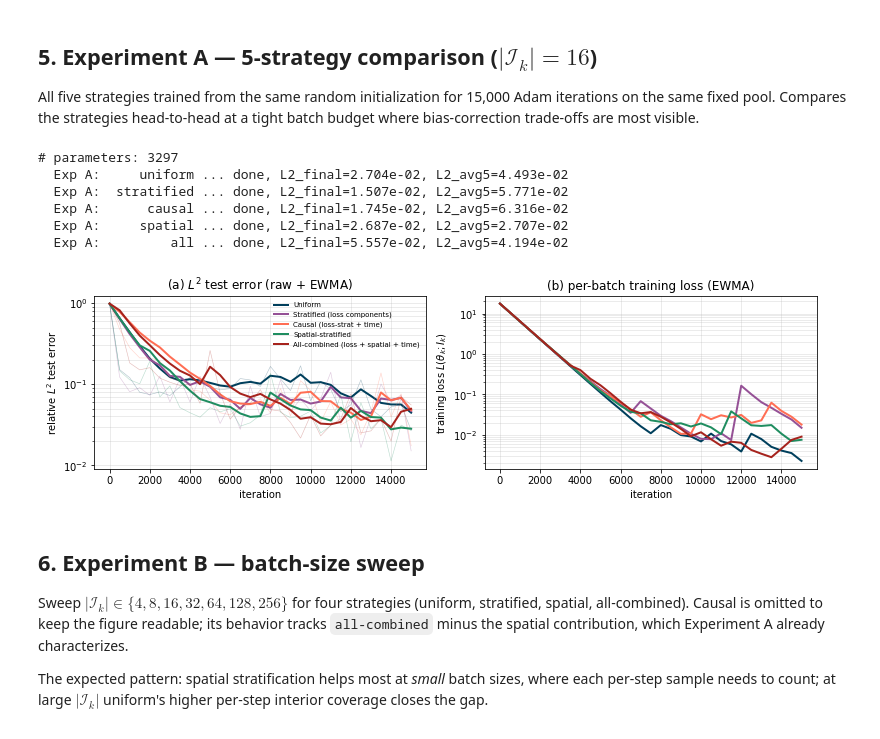
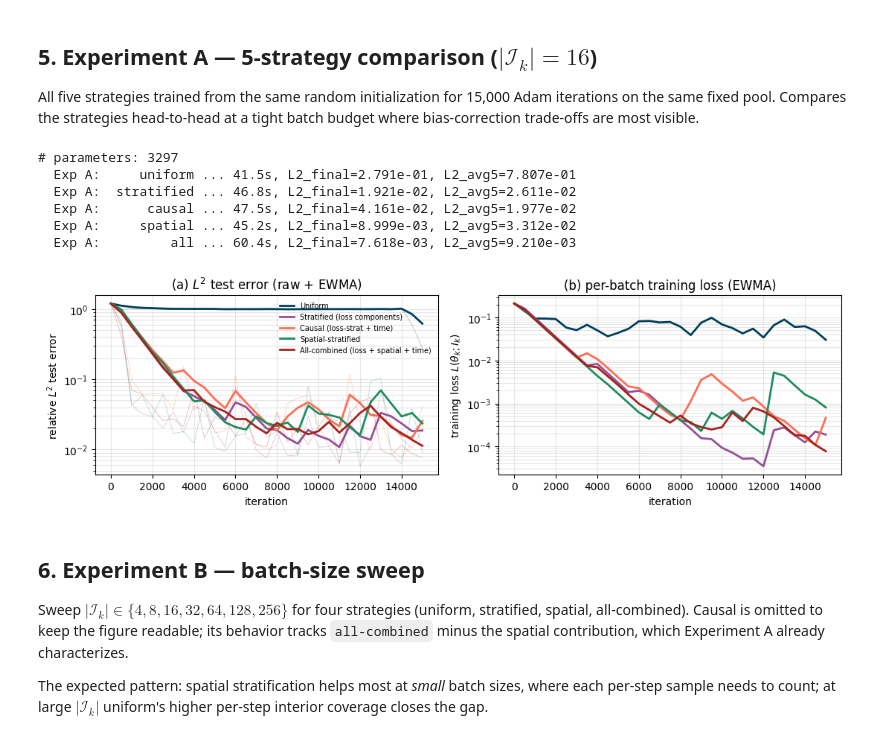
Before and after one commit to kopanicakova/intro_opt_SciML, a Jupyter notebook: notebooks/ex11.ipynb, the cells around one changed output. Drawn from its saved outputs; the diff is of its cells as text; code cells hidden in the pictures.

```diff
--- a/notebooks/ex11.ipynb
+++ b/notebooks/ex11.ipynb
@@ -49,13 +51,18 @@ points (40 on each wall).
 # %%
 def u_exact(xt):
-    """Manufactured exact solution u_*(x, t) = sin(pi x) exp(-t)."""
+    """Manufactured exact solution: Gaussian pulse advecting at speed c."""
     x, t = xt[..., 0:1], xt[..., 1:2]
-    return torch.sin(PI * x) * torch.exp(-t)
+    arg = x + 0.5 - C_ADV * t
+    return torch.exp(-50.0 * arg ** 2)
 
 def src(xt):
-    """Source so that u_* satisfies u_t = u_xx + src."""
+    """Source term so u_* satisfies u_t + c u_x - mu u_xx = src."""
     x, t = xt[..., 0:1], xt[..., 1:2]
-    return torch.exp(-t) * (-torch.sin(PI * x) + (PI ** 2) * torch.sin(PI * x))
+    arg = x + 0.5 - C_ADV * t
+    u = torch.exp(-50.0 * arg ** 2)
+    # u_t + c u_x = 0 by construction (u depends only on x - c t).
+    # u_xx = (10000 arg^2 - 100) * u, hence -mu u_xx = -mu(10000 arg^2 - 100) u
+    return -MU * (10000.0 * arg ** 2 - 100.0) * u
 
 M_PDE = 4096
 M_IC  = 80
@@ -88,7 +95,7 @@ fig, axes = plt.subplots(1, 2, figsize=(10, 3.0))
 im = axes[0].pcolormesh(X_TEST.numpy(), T_TEST.numpy(),
                         TEST_U.reshape(nt, nx).numpy(), shading='auto', cmap='viridis')
 axes[0].set_xlabel('x'); axes[0].set_ylabel('t')
-axes[0].set_title(r'Exact solution $u_\star(x,t) = \sin(\pi x)\,e^{-t}$')
+axes[0].set_title(r'Exact solution $u_\star(x,t) = e^{-50(x + 0.5 - ct)^2}$ (Pe=200)')
 fig.colorbar(im, ax=axes[0])
 axes[1].scatter(xt_pde_pool[:, 0], xt_pde_pool[:, 1], s=2, color='#003F5C', label=f'interior ({M_PDE})')
 axes[1].scatter(xt_ic_pool[:,  0], xt_ic_pool[:,  1], s=8, color='#FF6E54', label=f'IC ({M_IC})')
@@ -118,25 +128,27 @@ class PINN(nn.Module):
         return self.net(xt)
 
 def residual(model, xt):
-    """PDE residual r = u_t - u_xx - s, evaluated by autograd through the network."""
+    """PDE residual r = u_t + c u_x - mu u_xx - src, autograd through the network."""
     g = xt.clone().detach().requires_grad_(True)
     u = model(g)
     grads = torch.autograd.grad(u, g, torch.ones_like(u), create_graph=True)[0]
     ux, ut = grads[..., 0:1], grads[..., 1:2]
     uxx = torch.autograd.grad(ux, g, torch.ones_like(ux), create_graph=True)[0][..., 0:1]
-    return ut - uxx - src(g)
+    return ut + C_ADV * ux - MU * uxx - src(g)
 
 def batch_loss(model, b_pde, b_ic, b_bc):
-    """Three-term equal-weight (1, 1, 1) PINN loss; each term is a per-stratum mean."""
+    """Three-term equal-weight (1, 1, 1) PINN loss with non-homogeneous IC/BC."""
     L = 0.0
     if len(b_pde):
         L = L + (residual(model, b_pde) ** 2).mean()
     if len(b_ic):
         u_ic_pred = model(b_ic).squeeze(-1)
-        u_ic_true = torch.sin(PI * b_ic[:, 0])
+        u_ic_true = u_exact(b_ic).squeeze(-1)
         L = L + ((u_ic_pred - u_ic_true) ** 2).mean()
     if len(b_bc):
-        L = L + (model(b_bc) ** 2).mean()
+        u_bc_pred = model(b_bc).squeeze(-1)
+        u_bc_true = u_exact(b_bc).squeeze(-1)
+        L = L + ((u_bc_pred - u_bc_true) ** 2).mean()
     return L
 
 def l2_rel(model):
@@ -145,10 +157,9 @@ def l2_rel(model):
     return float(torch.sqrt(((u_pred - TEST_U) ** 2).sum() / (TEST_U ** 2).sum()))
 
 def full_pool_loss(model, xt_pde, xt_ic, xt_bc):
-    """Loss evaluated on the entire candidate pool — used as the iter-0 reference."""
     with torch.no_grad():
-        L_ic = ((model(xt_ic).squeeze(-1) - torch.sin(PI * xt_ic[:, 0])) ** 2).mean()
-        L_bc = (model(xt_bc) ** 2).mean()
+        L_ic = ((model(xt_ic).squeeze(-1) - u_exact(xt_ic).squeeze(-1)) ** 2).mean()
+        L_bc = ((model(xt_bc).squeeze(-1) - u_exact(xt_bc).squeeze(-1)) ** 2).mean()
     L_pde = (residual(model, xt_pde) ** 2).mean()
     return float((L_pde + L_ic + L_bc).detach())
 # %% [markdown]
@@ -349,7 +346,7 @@ torch.manual_seed(0)
 init_model = PINN(depth=4, width=32)
 print('# parameters:', sum(p.numel() for p in init_model.parameters()))
 
-xt_pde, xt_ic, xt_bc = make_pool(seed=1, m_pde=1024)
+xt_pde, xt_ic, xt_bc = make_pool(seed=1, m_pde=4096)
 
 STRATS = ['uniform', 'stratified', 'causal', 'spatial', 'all']
 results_A = {}
@@ -360,44 +357,43 @@ for strat in STRATS:
     results_A[strat] = train(m, xt_pde, xt_ic, xt_bc, strategy=strat, batch_size=16)
     print(f'{time.time()-t0:.1f}s, L2_final={results_A[strat]["l2"][-1]:.3e}, '
           f'L2_avg5={float(np.mean(results_A[strat]["l2"][-5:])):.3e}')
 
-# Plot
 fig, axes = plt.subplots(1, 2, figsize=(11, 3.4))
 ax = axes[0]
 for strat in STRATS:
     h = results_A[strat]
     ax.semilogy(h['iter'], h['l2'],        color=COLORS[strat], lw=0.6, alpha=0.3)
     ax.semilogy(h['iter'], ewma(h['l2']),  color=COLORS[strat], lw=2.0, label=LABELS[strat])
 ax.set_xlabel('iteration'); ax.set_ylabel(r'relative $L^2$ test error')
 ax.grid(True, which='both', alpha=0.3); ax.legend(frameon=False, fontsize=7, loc='upper right')
 ax.set_title(r'(a) $L^2$ test error (raw + EWMA)')
 
 ax = axes[1]
 for strat in STRATS:
     h = results_A[strat]
     ax.semilogy(h['iter'], ewma(h['loss']), color=COLORS[strat], lw=2.0, label=LABELS[strat])
 ax.set_xlabel('iteration'); ax.set_ylabel(r'training loss $L(\theta_k;I_k)$')
 ax.grid(True, which='both', alpha=0.3)
 ax.set_title('(b) per-batch training loss (EWMA)')
 plt.tight_layout(); plt.show()
 
-# Save CSVs
 import os
-RES = '/Users/ak_home/Desktop/tex_files/overleaf/25_opti_chapter/68c1792693900ed5f6cf4853/results/ex11'
+RES = '/Users/ak_home/Desktop/tex_files/overleaf/25_opti_chapter/68c1792693900ed5f6cf4853/results/ex12'
 os.makedirs(RES, exist_ok=True)
 for strat in STRATS:
     h = results_A[strat]
     np.savetxt(f'{RES}/expA_{strat}.csv',
-               np.column_stack([h['iter'], h['l2'], h['loss']]),
-               header='iter,l2,loss', delimiter=',', comments='')
+               np.column_stack([h['iter'], h['l2'], h['loss'], ewma(h['l2']), ewma(h['loss'])]),
+               header='iter,l2,loss,l2_ewma,loss_ewma',
+               delimiter=',', comments='', fmt=['%d', '%.6e', '%.6e', '%.6e', '%.6e'])
 # %% [output]
 # parameters: 3297
-  Exp A:     uniform ... done, L2_final=2.704e-02, L2_avg5=4.493e-02
-  Exp A:  stratified ... done, L2_final=1.507e-02, L2_avg5=5.771e-02
-  Exp A:      causal ... done, L2_final=1.745e-02, L2_avg5=6.316e-02
-  Exp A:     spatial ... done, L2_final=2.687e-02, L2_avg5=2.707e-02
-  Exp A:         all ... done, L2_final=5.557e-02, L2_avg5=4.194e-02
+  Exp A:     uniform ... 41.5s, L2_final=2.791e-01, L2_avg5=7.807e-01
+  Exp A:  stratified ... 46.8s, L2_final=1.921e-02, L2_avg5=2.611e-02
+  Exp A:      causal ... 47.5s, L2_final=4.161e-02, L2_avg5=1.977e-02
+  Exp A:     spatial ... 45.2s, L2_final=8.999e-03, L2_avg5=3.312e-02
+  Exp A:         all ... 60.4s, L2_final=7.618e-03, L2_avg5=9.210e-03
-[figure, old version]
+[figure, new version]
 # %% [markdown]
 ## 6. Experiment B — batch-size sweep
 
```
Also changed, not shown: parts of 11 cells of this notebook, 2 other files.
